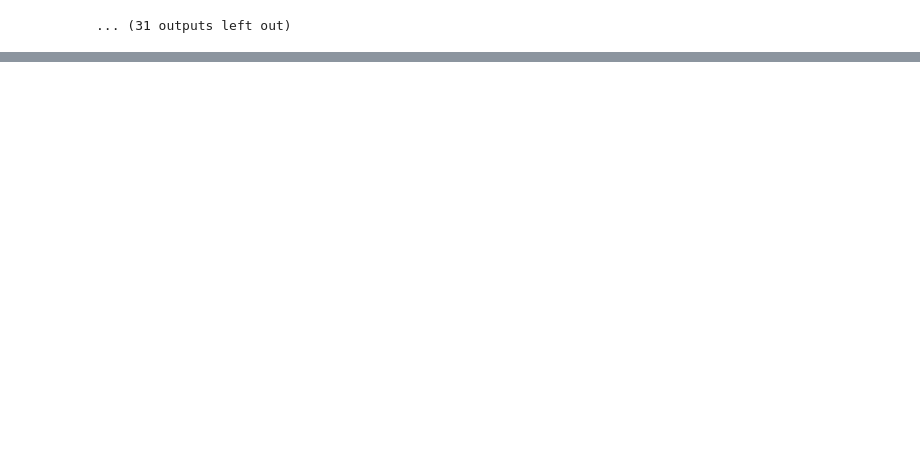
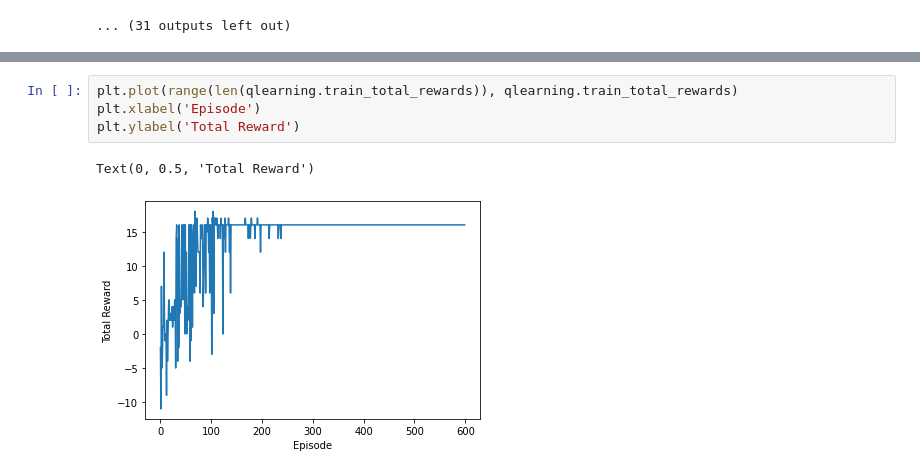
Before and after one commit to baasitsharief/CSE_546_Assignment_1, a Jupyter notebook: baasitsh_Assignment1.ipynb, the cells around one changed output, grey strips where cells are left out. Cells and saved outputs as stored; diff of their text form; blank space fills up the shorter version.

```diff
--- a/baasitsh_Assignment1.ipynb
+++ b/baasitsh_Assignment1.ipynb
@@ -269,0 +463,7 @@ rewards
+# %%
+plt.plot(range(len(qlearning.train_total_rewards)), qlearning.train_total_rewards)
+plt.xlabel('Episode')
+plt.ylabel('Total Reward')
+# %% [output]
+Text(0, 0.5, 'Total Reward')
+[figure, added]
```
Also changed, not shown: parts of 55 cells of this notebook.
